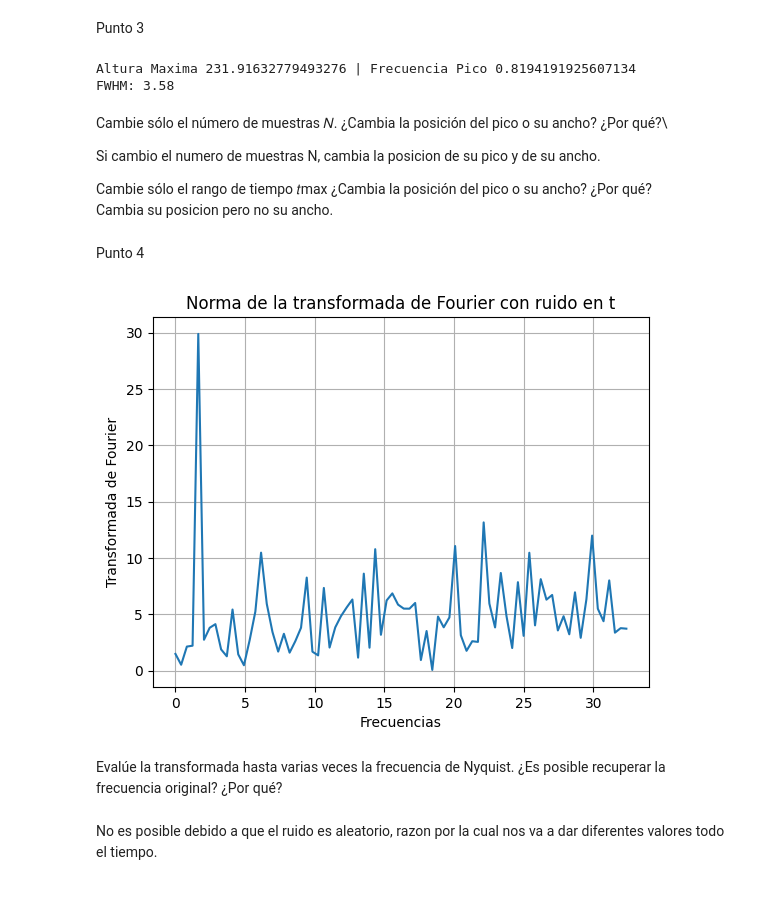
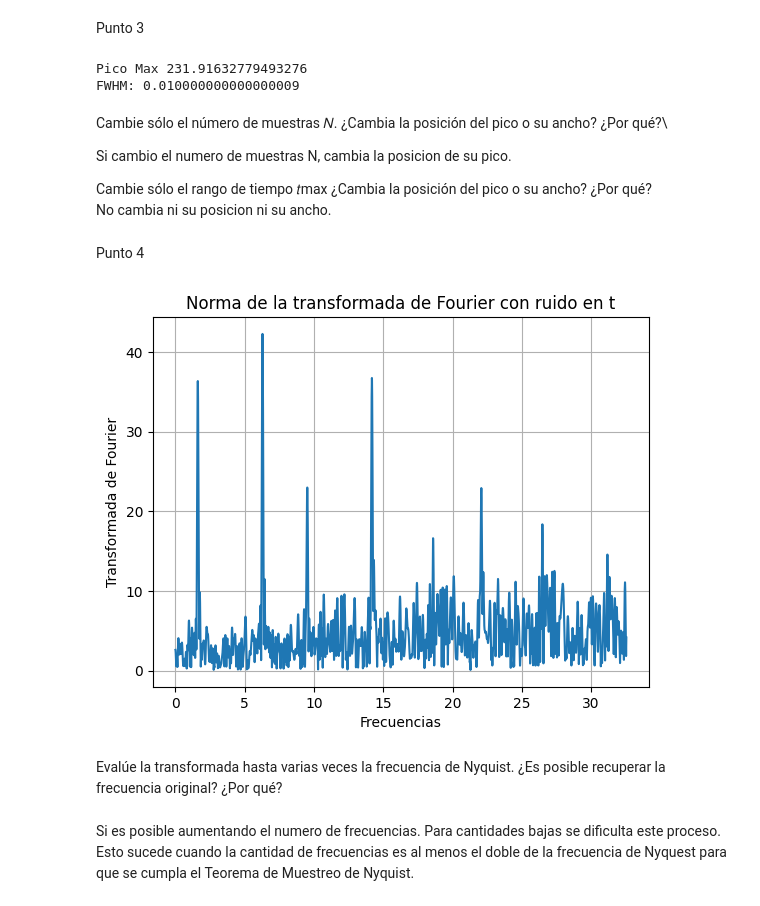
Before and after one commit to Metodos-Computacionales-II/Talleres, a Jupyter notebook: Taller 1/Taller_1.ipynb, the cells around one changed output. Drawn from its saved outputs; the diff is of its cells as text; code cells hidden in the pictures.

```diff
--- a/Taller 1/Taller_1.ipynb
+++ b/Taller 1/Taller_1.ipynb
@@ -63,49 +63,47 @@ Punto 3
 # %%
 #encontrar el pico principal
 pico_max=np.max(transformadas)
-frecuencia_pico_max=transformadas[np.argmax(pico_max)]
-print('Altura Maxima',pico_max,'|','Frecuencia Pico',frecuencia_pico_max)
+print('Pico Max',pico_max)
 media_altura=pico_max/2
-x_left = np.interp(media_altura, transformadas[:np.argmax(transformadas)], frecuencias[:np.argmax(transformadas)])
-x_right = np.interp(media_altura, transformadas[np.argmax(transformadas):], frecuencias[np.argmax(transformadas):])
-fwhm = x_right - x_left
+puntos_sobre_altura_media = np.where(transformadas >= media_altura)[0]
+fwhm =frecuencias[puntos_sobre_altura_media[-1]] -frecuencias[puntos_sobre_altura_media[0]]
 print('FWHM:',fwhm)
 # %% [output]
-Altura Maxima 231.91632779493276 | Frecuencia Pico 0.8194191925607134
-FWHM: 3.58
+Pico Max 231.91632779493276
+FWHM: 0.010000000000000009
 # %% [markdown]
 Cambie sólo el número de muestras 𝑁. ¿Cambia la posición del pico o su ancho? ¿Por qué?\
 
-Si cambio el numero de muestras N, cambia la posicion de su pico y de su ancho.
+Si cambio el numero de muestras N, cambia la posicion de su pico.
 
 Cambie sólo el rango de tiempo 𝑡max ¿Cambia la posición del pico o su ancho? ¿Por qué?\
-Cambia su posicion pero no su ancho.
+No cambia ni su posicion ni su ancho.
 # %% [markdown]
 Punto 4
 # %%
 N = 80
 ts_0 = np.linspace(0,10,N)
 ts = ts_0 + np.random.normal(0.,0.01,N)
 f = 2*np.pi
 ys = np.sin(2*np.pi*ts*f)
 f_ny=1/(ts[1]-ts[0])
-frecuencias=np.linspace(0,5*f_ny,len(ts))
+frecuencias=np.linspace(0,5*f_ny,5000)
 transformadas_truido=[]
 transformada_iterada=0
 for i in frecuencias:
     transformada_iterada=transformada_de_fourier(ts,ys,i)
     norma=abs(np.linalg.norm(transformada_iterada))
     transformadas_truido.append(norma)
 plt.plot(frecuencias,transformadas_truido)
 plt.xlabel("Frecuencias")
 plt.ylabel("Transformada de Fourier")
 plt.title("Norma de la transformada de Fourier con ruido en t")
 plt.grid()
 plt.show()
 # %% [output]
-[figure, old version]
+[figure, new version]
 # %% [markdown]
 Evalúe la transformada hasta varias veces la frecuencia de Nyquist. ¿Es posible recuperar la frecuencia
 original? ¿Por qué?
-# %% [markdown]
-No es posible debido a que el ruido es aleatorio, razon por la cual nos va a dar diferentes valores todo el tiempo.
+# %% [markdown]
+Si es posible aumentando el numero de frecuencias. Para cantidades bajas se dificulta este proceso. Esto sucede cuando la cantidad de frecuencias es al menos el doble de la frecuencia de Nyquest para que se cumpla el Teorema de Muestreo de Nyquist.
```
Also changed, not shown: parts of 1 cell of this notebook, 3 other files.
